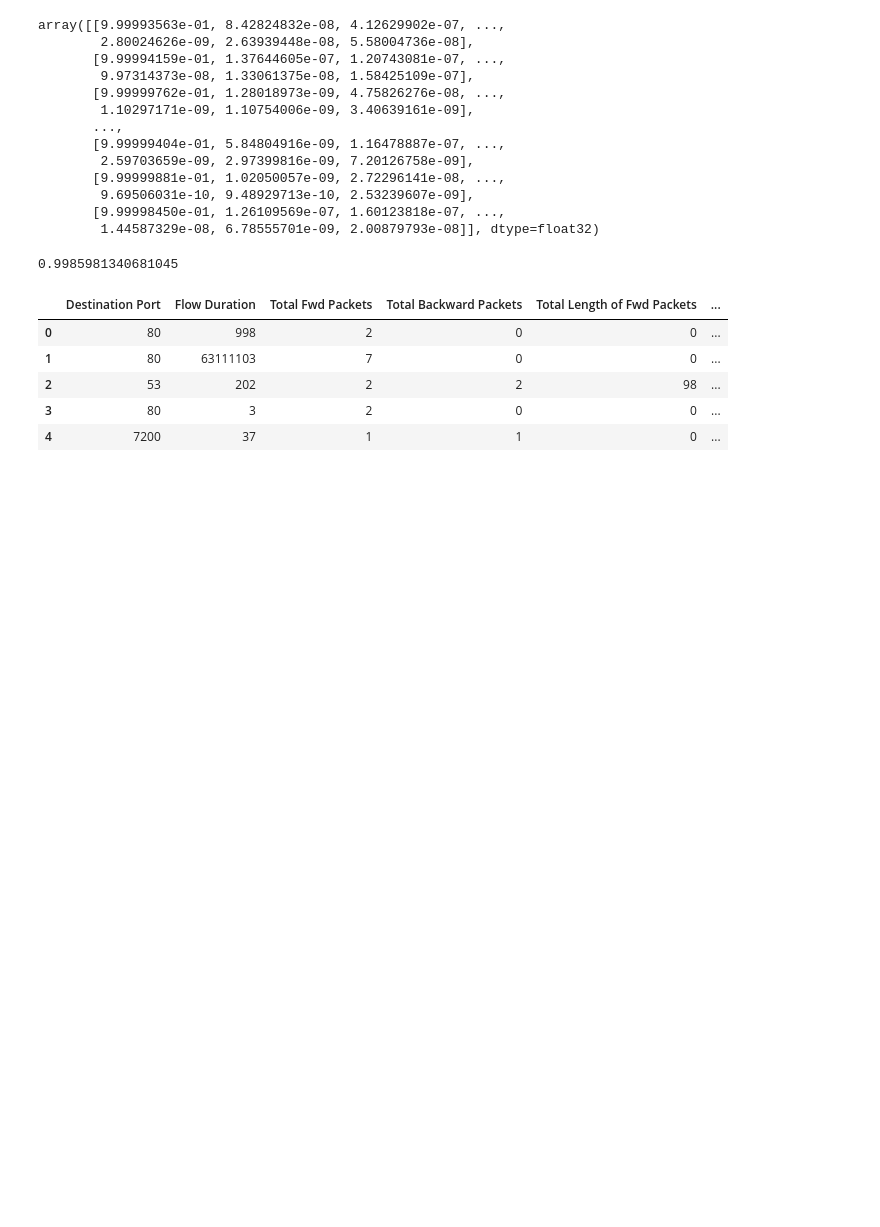
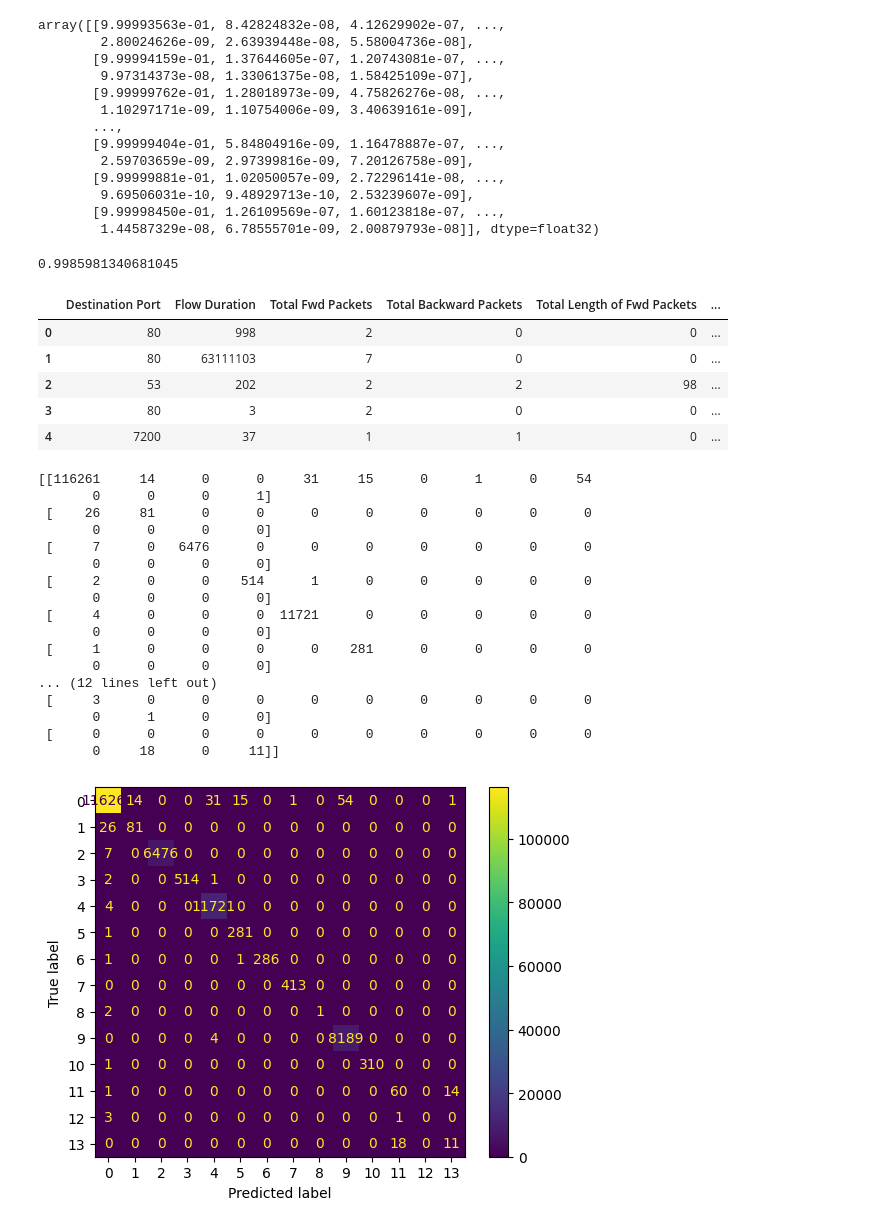
Before and after one commit to OmegaS48/Internship_NITP, a Jupyter notebook: Intern_Day5.ipynb, the cells around one changed output. Saved outputs shown, nothing was run; the diff lists cells and outputs as text; code cells hidden in the pictures; blank space fills up the shorter version.

```diff
--- a/Intern_Day5.ipynb
+++ b/Intern_Day5.ipynb
@@ -680,3 +680,39 @@ test.head()
 | 2 | 53 | 202 | 2 | 2 | 98 | ... |
 | 3 | 80 | 3 | 2 | 0 | 0 | ... |
 | 4 | 7200 | 37 | 1 | 1 | 0 | ... |
+# %%
+from sklearn.metrics import confusion_matrix, ConfusionMatrixDisplay
+import matplotlib.pyplot as plt
+
+# Predictions
+Y_pred = opt.predict(X_test)
+
+# Create confusion matrix
+cm = confusion_matrix(Y_test, Y_pred)
+
+print(cm)
+
+# Display it nicely
+disp = ConfusionMatrixDisplay(confusion_matrix=cm)
+disp.plot()
+
+plt.show()
+# %% [output]
+[[116261     14      0      0     31     15      0      1      0     54
+       0      0      0      1]
+ [    26     81      0      0      0      0      0      0      0      0
+       0      0      0      0]
+ [     7      0   6476      0      0      0      0      0      0      0
+       0      0      0      0]
+ [     2      0      0    514      1      0      0      0      0      0
+       0      0      0      0]
+ [     4      0      0      0  11721      0      0      0      0      0
+       0      0      0      0]
+ [     1      0      0      0      0    281      0      0      0      0
+       0      0      0      0]
+... (12 lines left out)
+ [     3      0      0      0      0      0      0      0      0      0
+       0      1      0      0]
+ [     0      0      0      0      0      0      0      0      0      0
+       0     18      0     11]]
+[figure, added]
```
Also changed, not shown: parts of 1 cell of this notebook.
